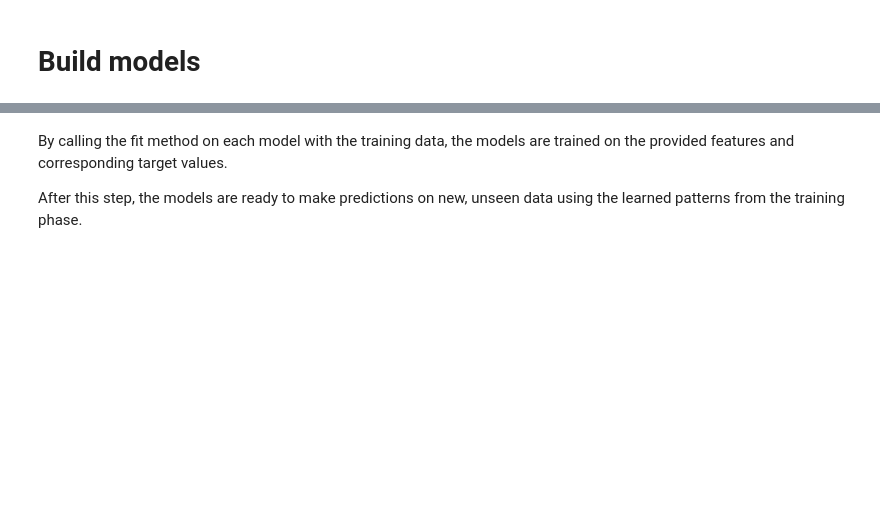
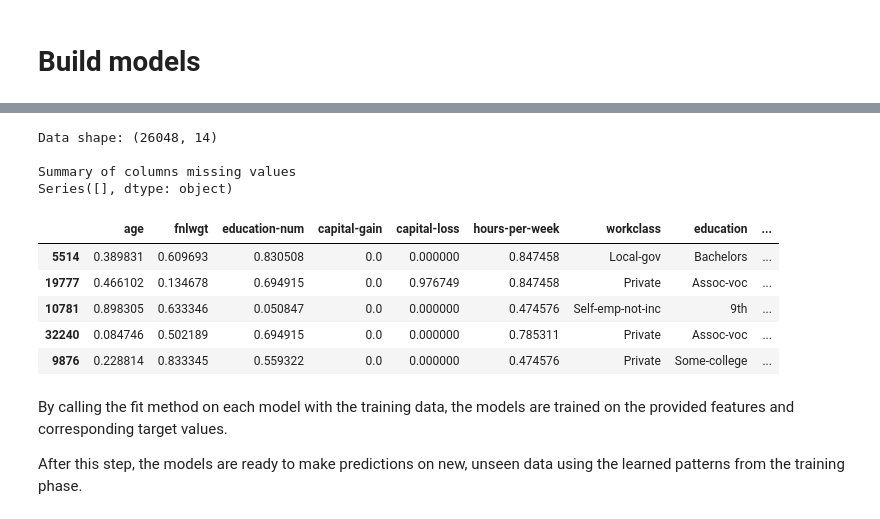
Before and after one commit to mmender2/Ai-DataScience, a Jupyter notebook: EnsembleClassification.ipynb, the cells around one changed output, grey strips where cells are left out. Cells and saved outputs as stored; diff of their text form; code cells hidden in the pictures; blank space fills up the shorter version.

```diff
--- a/EnsembleClassification.ipynb
+++ b/EnsembleClassification.ipynb
@@ -369,3 +391,17 @@ dt.fit(X_train, np.ravel(np.where(y_train['class'] == ' >50K', 1, 0)))
+# %%
+summary(X_train_encoded)
+X_train_encoded.head()
+# %% [output]
+Data shape: (26048, 14)
+
+Summary of columns missing values
+Series([], dtype: object)
+|  | age | fnlwgt | education-num | capital-gain | capital-loss | hours-per-week | workclass | education | ... |
+| 5514 | 0.389831 | 0.609693 | 0.830508 | 0.0 | 0.000000 | 0.847458 | Local-gov | Bachelors | ... |
+| 19777 | 0.466102 | 0.134678 | 0.694915 | 0.0 | 0.976749 | 0.847458 | Private | Assoc-voc | ... |
+| 10781 | 0.898305 | 0.633346 | 0.050847 | 0.0 | 0.000000 | 0.474576 | Self-emp-not-inc | 9th | ... |
+| 32240 | 0.084746 | 0.502189 | 0.694915 | 0.0 | 0.000000 | 0.785311 | Private | Assoc-voc | ... |
+| 9876 | 0.228814 | 0.833345 | 0.559322 | 0.0 | 0.000000 | 0.474576 | Private | Some-college | ... |
 # %% [markdown]
 By calling the fit method on each model with the training data, the models are trained on the provided features and corresponding target values.
 
```
Also changed, not shown: parts of 12 cells of this notebook.
